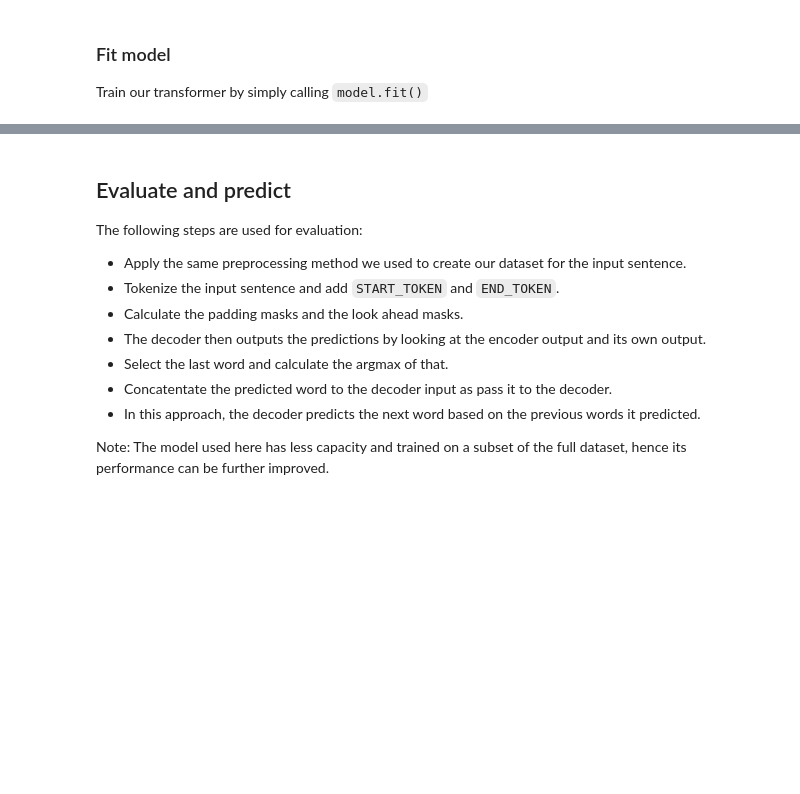
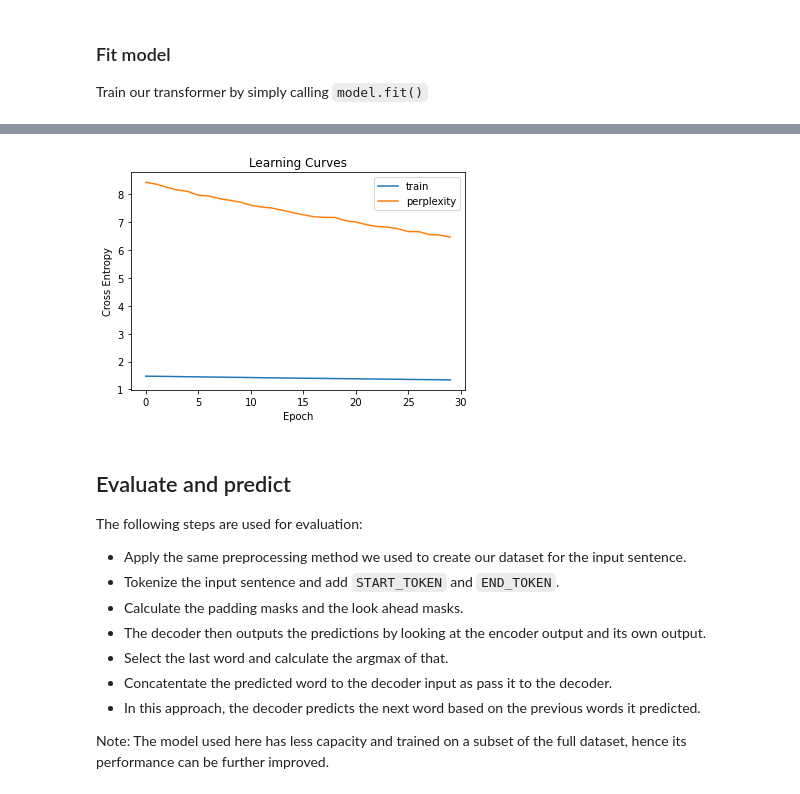
Before and after one commit to indr19/Topic-Aware-Chatbot-Using-Transformers, a Jupyter notebook: TopicAwareTransformerChatbot.ipynb, the cells around one changed output, grey strips where cells are left out. Drawn from its saved outputs; the diff is of its cells as text; code cells hidden in the pictures; blank space fills up the shorter version.

```diff
--- a/TopicAwareTransformerChatbot.ipynb
+++ b/TopicAwareTransformerChatbot.ipynb
@@ -1369,7 +1227,7 @@ model.compile(optimizer=optimizer, loss=loss_function, metrics=[accuracy, accura
 
 Train our transformer by simply calling `model.fit()`
 # %%
-EPOCHS = 500
-model.fit(train_dataset, epochs=EPOCHS)
-# history = model.fit(train_dataset, validation_data=validation_dataset, batch_size=64, validation_batch_size=100, epochs=EPOCHS)
+EPOCHS = 30
+# history = model.fit(train_dataset, epochs=EPOCHS)
+history = model.fit(train_dataset, validation_data=validation_dataset, validation_batch_size=100, epochs=EPOCHS)
 # %% [output]
@@ -1487,3 +1311,14 @@ pyplot.show()
+# %%
+# plot learning curves
+pyplot.title('Learning Curves')
+pyplot.xlabel('Epoch')
+pyplot.ylabel('Cross Entropy')
+pyplot.plot(history.history['loss'], label='train')
+pyplot.plot(history.history['perplexity'], label='perplexity')
+pyplot.legend()
+pyplot.show()
+# %% [output]
+[figure, added]
 # %% [markdown]
 ## Evaluate and predict
 
```
Also changed, not shown: parts of 68 cells of this notebook.
